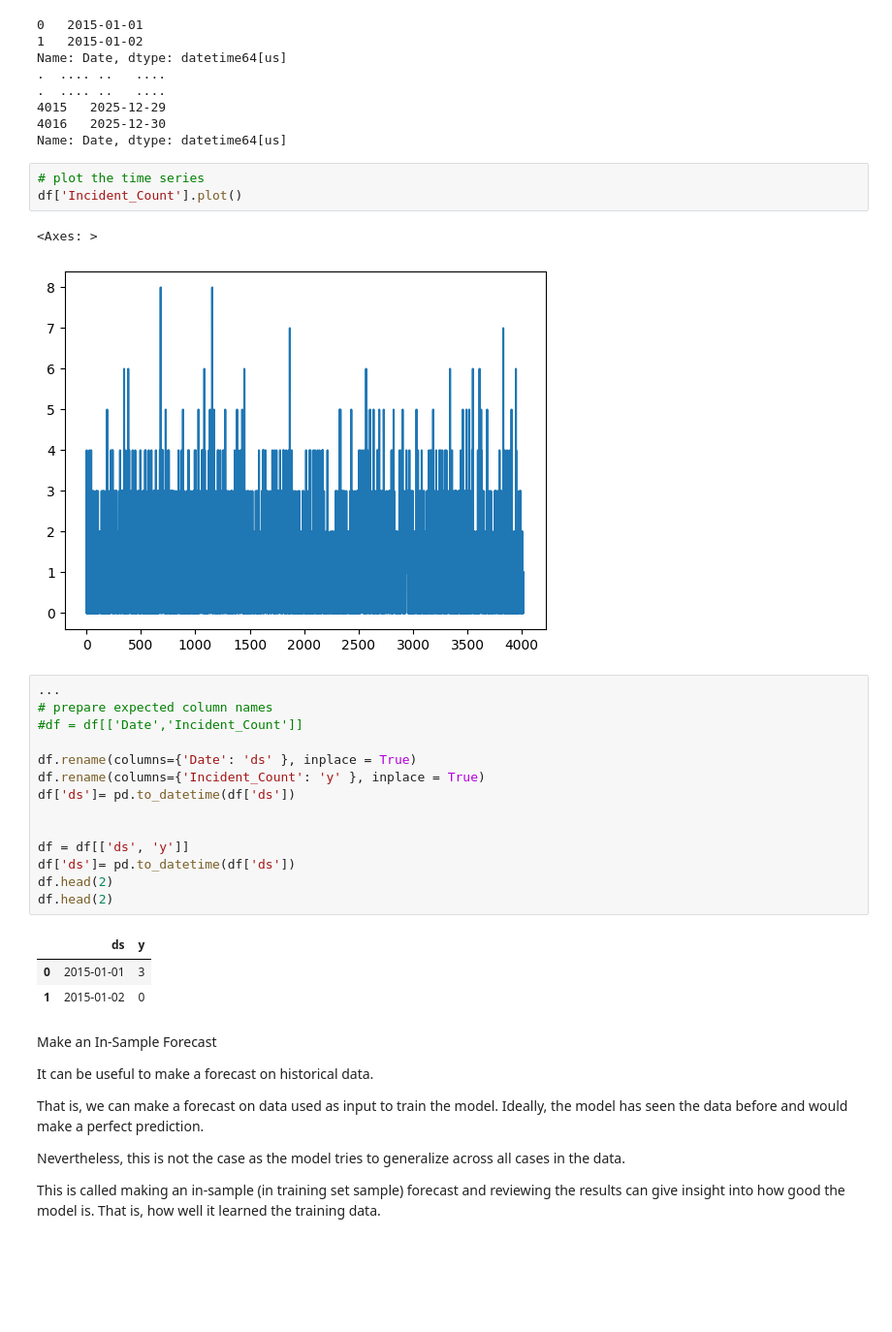
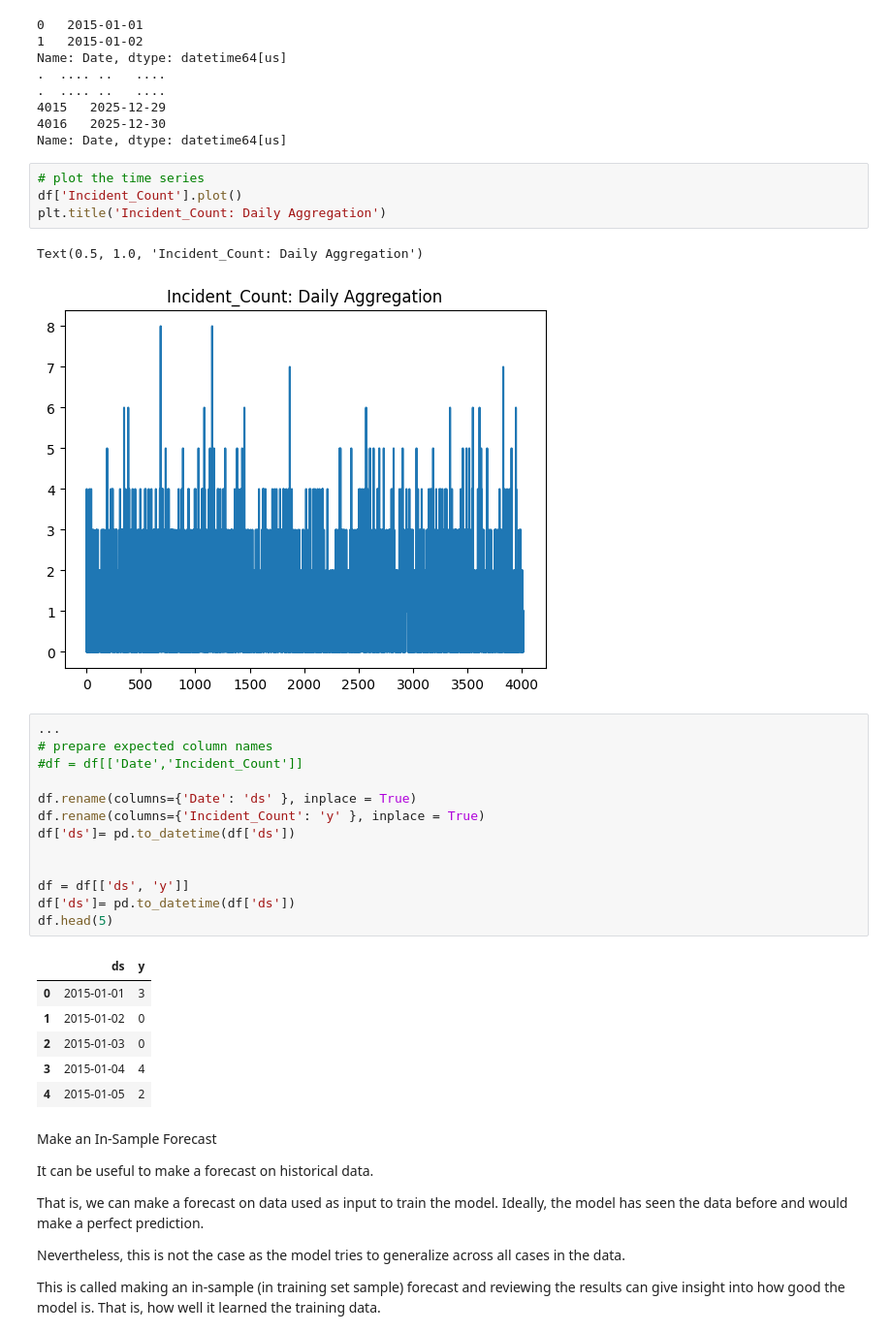
Before and after one commit to admason/C_Spark_Project_AM2, a Jupyter notebook: fb_Prophet_tutorial_AM2_RTC.ipynb, the cells around one changed output. Shown at 97% size. Drawn from its saved outputs; the diff is of its cells as text; blank space fills up the shorter version.

```diff
--- a/fb_Prophet_tutorial_AM2_RTC.ipynb
+++ b/fb_Prophet_tutorial_AM2_RTC.ipynb
@@ -59,9 +61,10 @@ Name: Date, dtype: datetime64[us]
 # %%
 # plot the time series
 df['Incident_Count'].plot()
+plt.title('Incident_Count: Daily Aggregation')
 # %% [output]
-<Axes: >
+Text(0.5, 1.0, 'Incident_Count: Daily Aggregation')
-[figure, old version]
+[figure, new version]
 # %%
 ...
 # prepare expected column names
@@ -74,12 +77,14 @@ df['ds']= pd.to_datetime(df['ds'])
 
 df = df[['ds', 'y']]
 df['ds']= pd.to_datetime(df['ds'])
-df.head(2)
-df.head(2)
+df.head(5)
 # %% [output]
 |  | ds | y |
 | 0 | 2015-01-01 | 3 |
 | 1 | 2015-01-02 | 0 |
+| 2 | 2015-01-03 | 0 |
+| 3 | 2015-01-04 | 4 |
+| 4 | 2015-01-05 | 2 |
 # %% [markdown]
 Make an In-Sample Forecast
 
```
Also changed, not shown: parts of 23 cells of this notebook.
